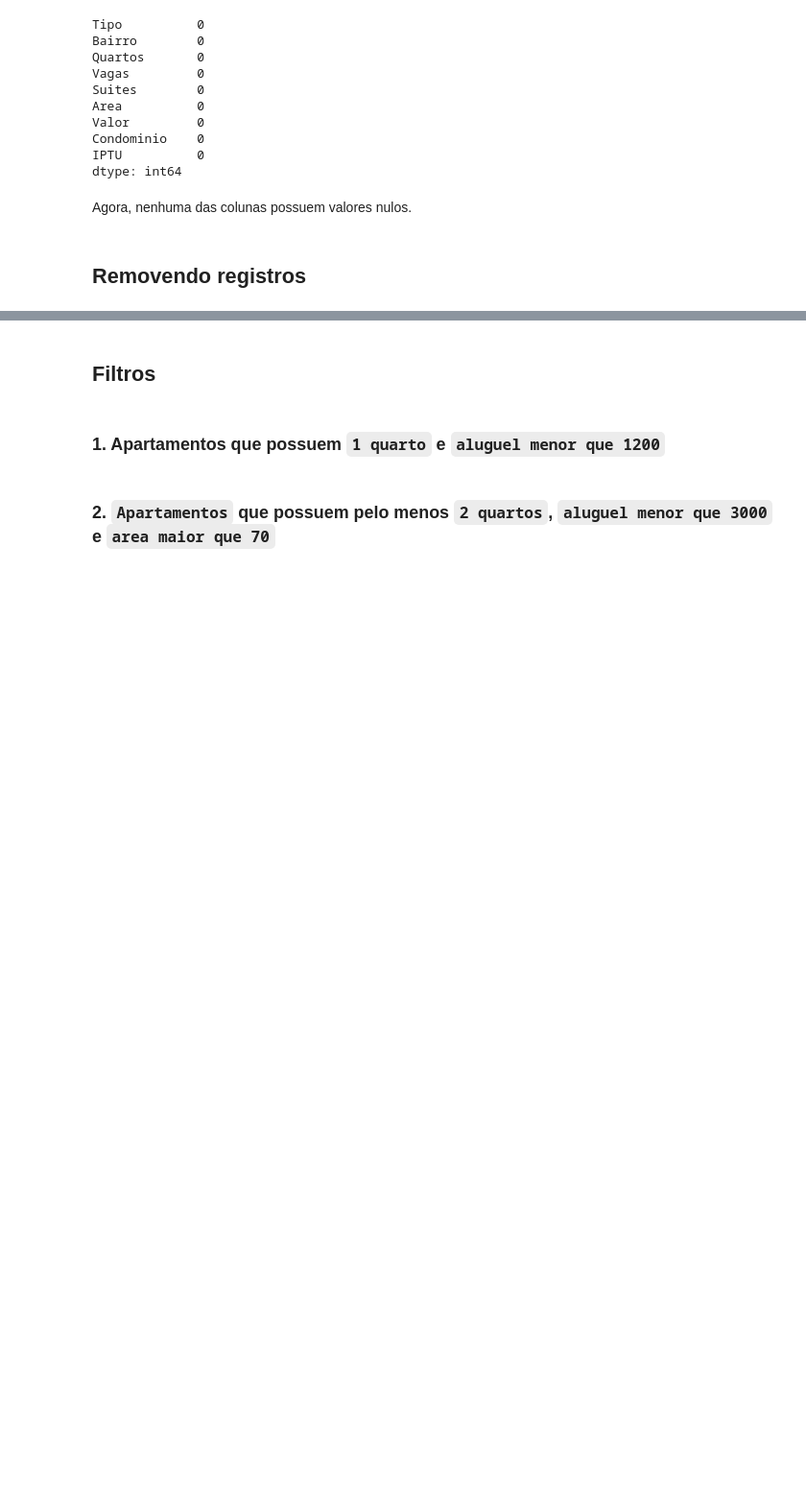
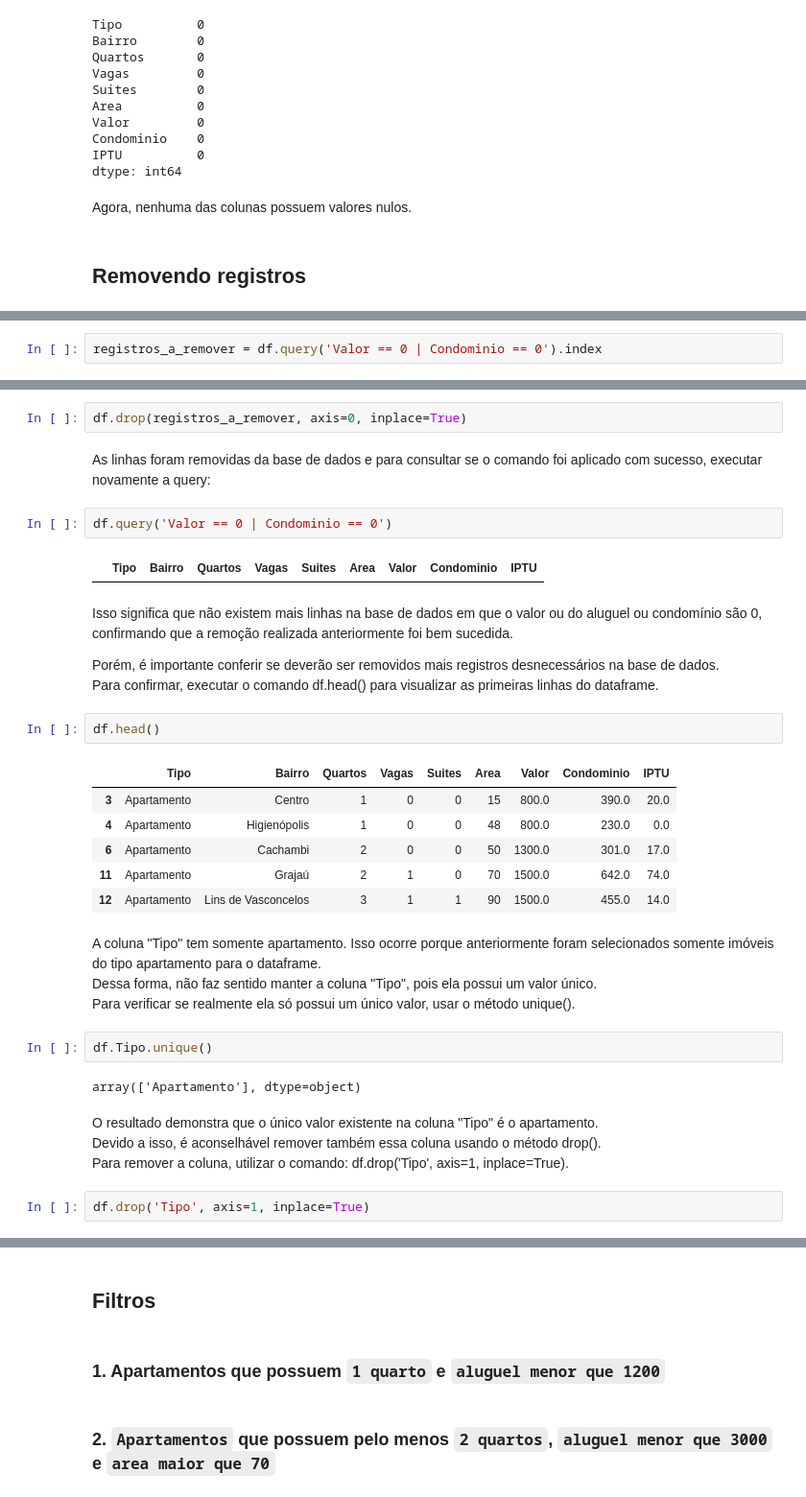
Before and after one commit to GabiDeutner/Python_Data_Science, a Jupyter notebook: notebook_inicial.ipynb, the cells around one changed output, grey strips where cells are left out. Shown: that part at 96% size. Saved outputs shown, nothing was run; the diff lists cells and outputs as text; blank space fills up the shorter version.

```diff
--- a/notebook_inicial.ipynb
+++ b/notebook_inicial.ipynb
@@ -749,0 +786,2 @@ Agora, nenhuma das colunas possuem valores nulos.
+# %%
+registros_a_remover = df.query('Valor == 0 | Condominio == 0').index
@@ -749,0 +796,36 @@ Agora, nenhuma das colunas possuem valores nulos.
+# %%
+df.drop(registros_a_remover, axis=0, inplace=True)
+# %% [markdown]
+As linhas foram removidas da base de dados e para consultar se o comando foi aplicado com sucesso, executar novamente a query:
+# %%
+df.query('Valor == 0 | Condominio == 0')
+# %% [output]
+|  | Tipo | Bairro | Quartos | Vagas | Suites | Area | Valor | Condominio | IPTU |
+# %% [markdown]
+Isso significa que não existem mais linhas na base de dados em que o valor ou do aluguel ou condomínio são 0, confirmando que a remoção realizada anteriormente foi bem sucedida.
+
+Porém, é importante conferir se deverão ser removidos mais registros desnecessários na base de dados. <br>
+Para confirmar, executar o comando df.head() para visualizar as primeiras linhas do dataframe.
+# %%
+df.head()
+# %% [output]
+|  | Tipo | Bairro | Quartos | Vagas | Suites | Area | Valor | Condominio | IPTU |
+| 3 | Apartamento | Centro | 1 | 0 | 0 | 15 | 800.0 | 390.0 | 20.0 |
+| 4 | Apartamento | Higienópolis | 1 | 0 | 0 | 48 | 800.0 | 230.0 | 0.0 |
+| 6 | Apartamento | Cachambi | 2 | 0 | 0 | 50 | 1300.0 | 301.0 | 17.0 |
+| 11 | Apartamento | Grajaú | 2 | 1 | 0 | 70 | 1500.0 | 642.0 | 74.0 |
+| 12 | Apartamento | Lins de Vasconcelos | 3 | 1 | 1 | 90 | 1500.0 | 455.0 | 14.0 |
+# %% [markdown]
+A coluna "Tipo" tem somente apartamento. Isso ocorre porque anteriormente foram selecionados somente imóveis do tipo apartamento para o dataframe. <br>
+Dessa forma, não faz sentido manter a coluna "Tipo", pois ela possui um valor único.<br>
+Para verificar se realmente ela só possui um único valor, usar o método unique().
+# %%
+df.Tipo.unique()
+# %% [output]
+array(['Apartamento'], dtype=object)
+# %% [markdown]
+O resultado demonstra que o único valor existente na coluna "Tipo" é o apartamento. <br>
+Devido a isso, é aconselhável remover também essa coluna usando o método drop(). <br>
+Para remover a coluna, utilizar o comando: df.drop('Tipo', axis=1, inplace=True).
+# %%
+df.drop('Tipo', axis=1, inplace=True)
```
Also changed, not shown: parts of 9 cells of this notebook.
